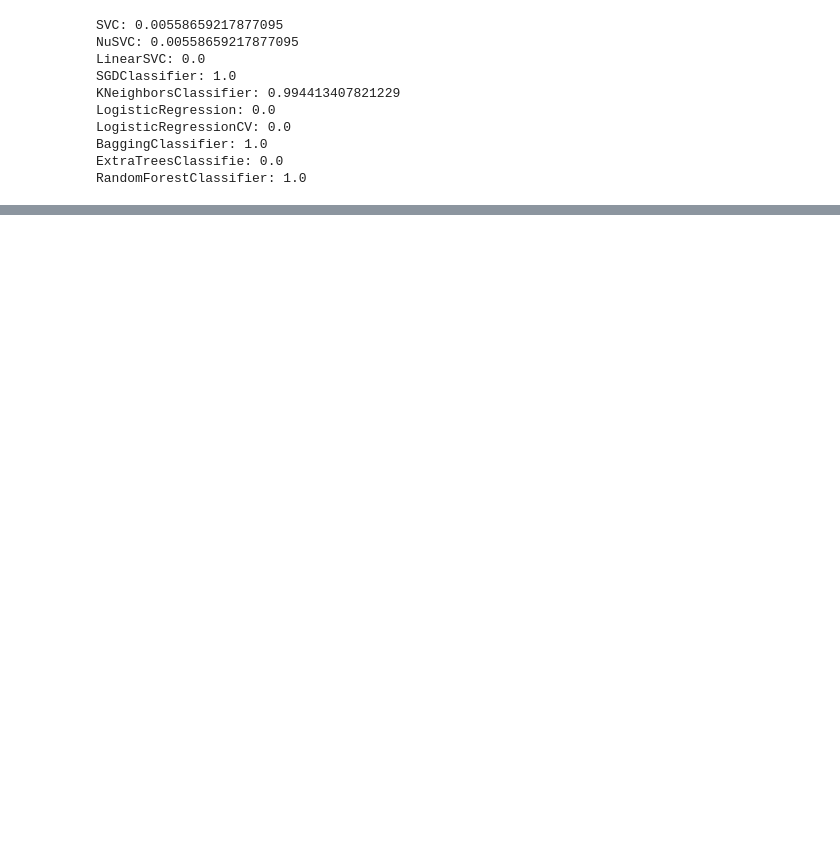
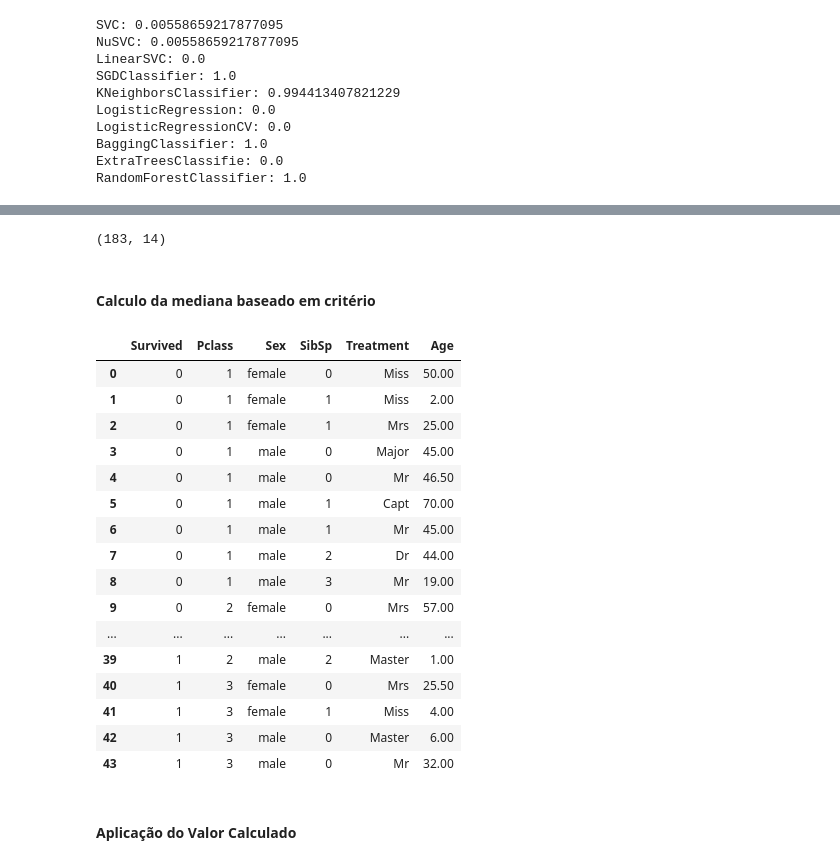
Before and after one commit to mvfelipelli/Labs, a Jupyter notebook: MLAplications.ipynb, the cells around one changed output, grey strips where cells are left out. Drawn from its saved outputs; the diff is of its cells as text; code cells hidden in the pictures; blank space fills up the shorter version.

```diff
--- a/MLAplications.ipynb
+++ b/MLAplications.ipynb
@@ -889,0 +947,3 @@ RandomForestClassifier: 1.0
+# %%
+data[['Treatment', 'Name','Dummy']] = data['Name'].str.split('.',expand=True)
+data.head()
@@ -889,0 +957,3 @@ RandomForestClassifier: 1.0
+# %%
+data.drop('Dummy',axis=1,inplace=True)
+data.head()
@@ -889,0 +1007,3 @@ RandomForestClassifier: 1.0
+# %%
+df = data.dropna()
+df.head()
@@ -889,0 +1035,29 @@ RandomForestClassifier: 1.0
+# %%
+df.shape
+# %% [output]
+(183, 14)
+# %% [markdown]
+#### Calculo da mediana baseado em critério
+# %%
+#Cálculo da idade mediana baseado em clusters
+df_age_median = pd.DataFrame(df.groupby(by=['Survived','Pclass','Sex','SibSp','Treatment'])['Age'].median()).reset_index()
+# %%
+df_age_median
+# %% [output]
+|  | Survived | Pclass | Sex | SibSp | Treatment | Age |
+| 0 | 0 | 1 | female | 0 | Miss | 50.00 |
+| 1 | 0 | 1 | female | 1 | Miss | 2.00 |
+| 2 | 0 | 1 | female | 1 | Mrs | 25.00 |
+| 3 | 0 | 1 | male | 0 | Major | 45.00 |
+| 4 | 0 | 1 | male | 0 | Mr | 46.50 |
+| 5 | 0 | 1 | male | 1 | Capt | 70.00 |
+| 6 | 0 | 1 | male | 1 | Mr | 45.00 |
+| 7 | 0 | 1 | male | 2 | Dr | 44.00 |
+| 8 | 0 | 1 | male | 3 | Mr | 19.00 |
+| 9 | 0 | 2 | female | 0 | Mrs | 57.00 |
+| ... | ... | ... | ... | ... | ... | ... |
+| 39 | 1 | 2 | male | 2 | Master | 1.00 |
+| 40 | 1 | 3 | female | 0 | Mrs | 25.50 |
+| 41 | 1 | 3 | female | 1 | Miss | 4.00 |
+| 42 | 1 | 3 | male | 0 | Master | 6.00 |
+| 43 | 1 | 3 | male | 0 | Mr | 32.00 |
@@ -889,0 +1066,2 @@ RandomForestClassifier: 1.0
+# %% [markdown]
+#### Aplicação do Valor Calculado
```
Also changed, not shown: parts of 48 cells of this notebook, 1 other file.
